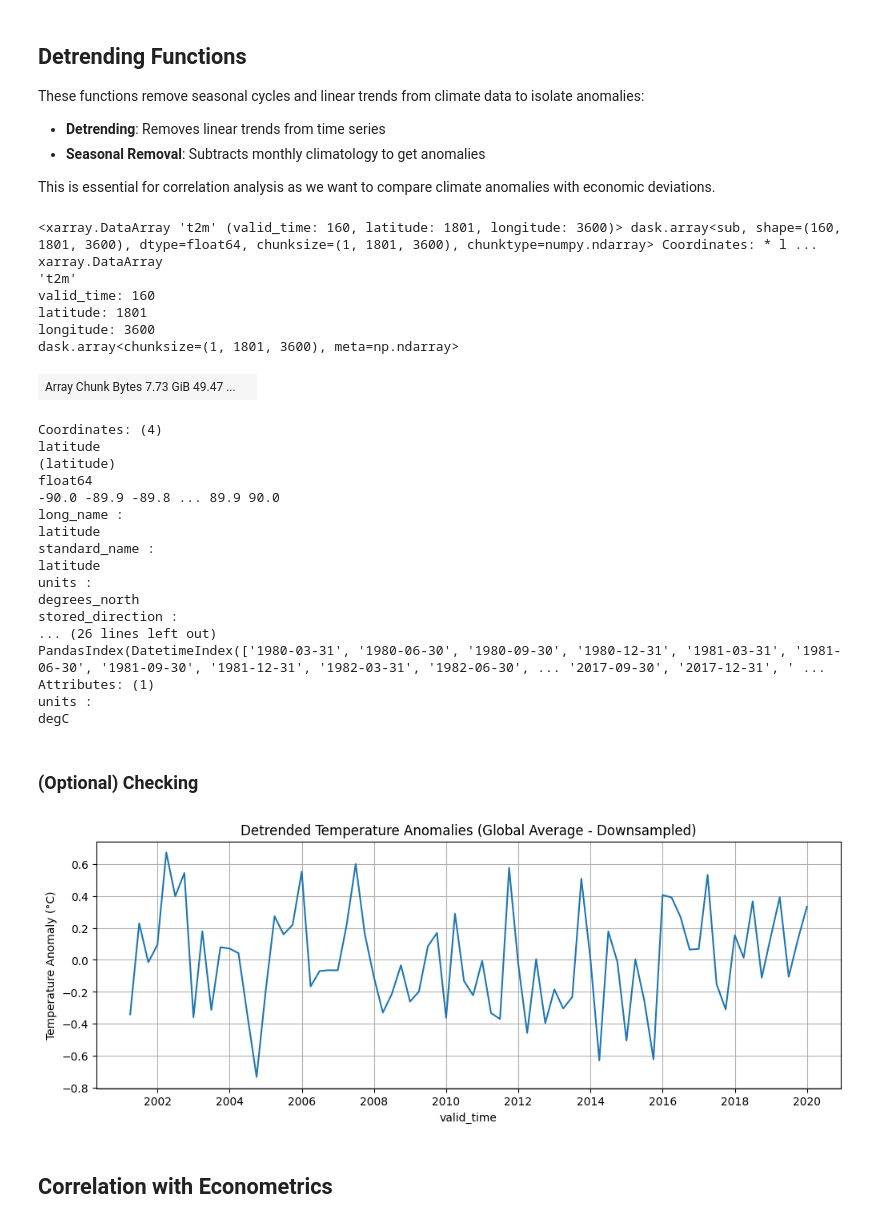
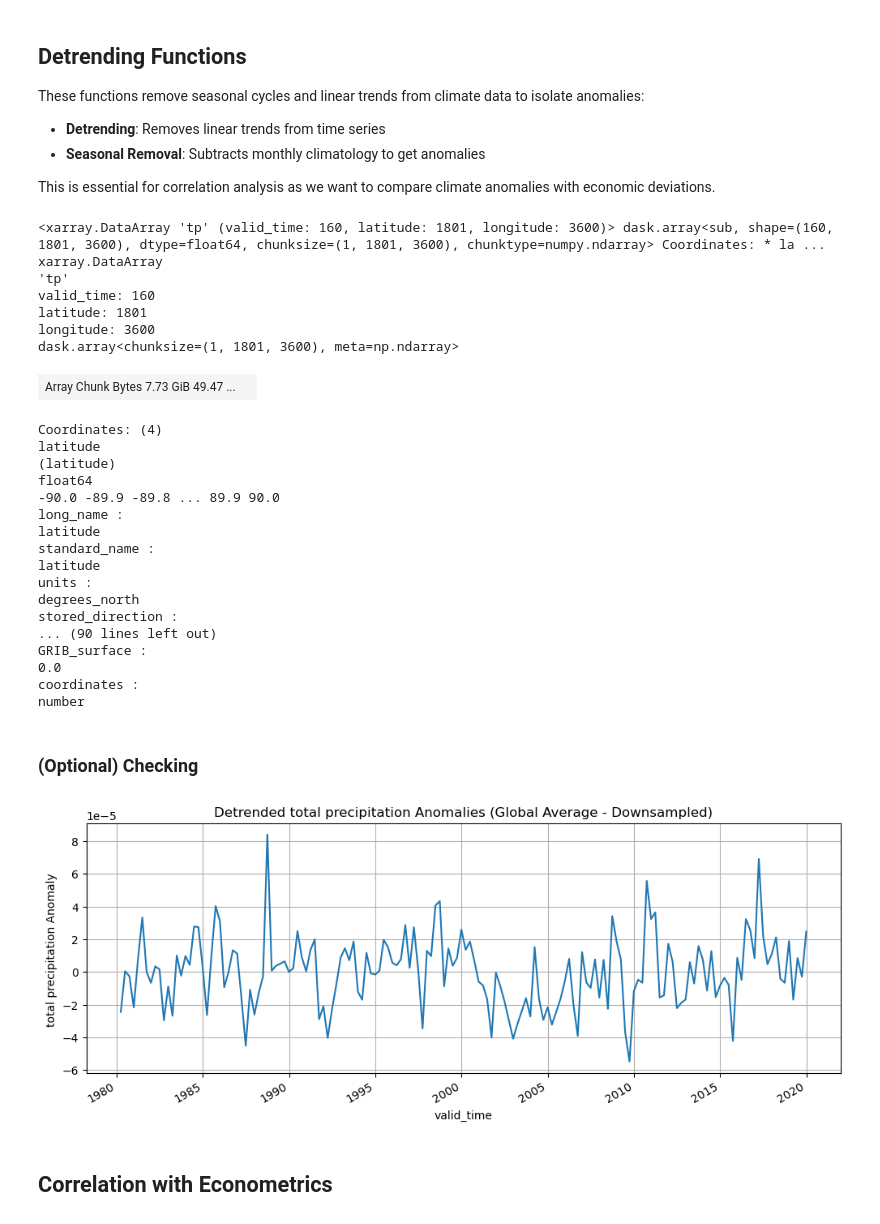
Before and after one commit to blackteacatsu/trp_enso_fixed_income, a Jupyter notebook: scripts/GVAR/correlation_w_econometrics.ipynb, the cells around one changed output. Drawn from its saved outputs; the diff is of its cells as text; code cells hidden in the pictures.

```diff
--- a/scripts/GVAR/correlation_w_econometrics.ipynb
+++ b/scripts/GVAR/correlation_w_econometrics.ipynb
@@ -95,7 +95,7 @@ Load ERA5-Land data to understand structure and available variables (temperature
 # %%
 test_data_set = QUARTER_DIR / '*.nc'
 ds = xr.open_mfdataset(str(test_data_set), engine='netcdf4')
-da = ds['t2m']
+da = ds['tp']
 ds.close()
 # %% [markdown]
 DROP 'number' variable from files made with old pipeline
@@ -130,9 +130,9 @@ if da.latitude[0] > da.latitude[-1]:
     da = da.sortby("latitude")
 
 # --- convert K -> °C ---
-if str(da.attrs.get("units", "")).lower() in ("k", "kelvin"):
-    da = da - 273.15
-    da.attrs["units"] = "degC"
+# if str(da.attrs.get("units", "")).lower() in ("k", "kelvin"):
+#     da = da - 273.15
+#     da.attrs["units"] = "degC"
 
 da
 # %% [output]
@@ -224,9 +224,9 @@ det_da = det_data(da)
 #     det_da = pickle.load(f)
 det_da
 # %% [output]
-<xarray.DataArray 't2m' (valid_time: 160, latitude: 1801, longitude: 3600)> dask.array<sub, shape=(160, 1801, 3600), dtype=float64, chunksize=(1, 1801, 3600), chunktype=numpy.ndarray> Coordinates: * l ...
+<xarray.DataArray 'tp' (valid_time: 160, latitude: 1801, longitude: 3600)> dask.array<sub, shape=(160, 1801, 3600), dtype=float64, chunksize=(1, 1801, 3600), chunktype=numpy.ndarray> Coordinates: * la ...
 xarray.DataArray
-'t2m'
+'tp'
 valid_time: 160
 latitude: 1801
 longitude: 3600
@@ -244,29 +244,31 @@ latitude
 units :
 degrees_north
 stored_direction :
-... (26 lines left out)
-PandasIndex(DatetimeIndex(['1980-03-31', '1980-06-30', '1980-09-30', '1980-12-31', '1981-03-31', '1981-06-30', '1981-09-30', '1981-12-31', '1982-03-31', '1982-06-30', ... '2017-09-30', '2017-12-31', ' ...
-Attributes: (1)
-units :
-degC
+... (90 lines left out)
+GRIB_surface :
+0.0
+coordinates :
+number
 # %% [markdown]
 ### (Optional) Checking
 # %%
 # Quick check: plot detrended anomalies (spatial average time series)
 # Use subset for faster plotting
-# import matplotlib.pyplot as plt
+import matplotlib.pyplot as plt
 
-# # Downsample spatially for quick check (every 20th point)
-# det_da_sample = det_da.isel(latitude=slice(None, None, 20), longitude=slice(None, None, 20))
+# Downsample spatially for quick check (every 20th point)
+det_da_sample = det_da.isel(latitude=slice(None, None, 20), longitude=slice(None, None, 20))
 
-# # Compute and plot
-# det_da_sample.mean(dim=['latitude','longitude']).plot(figsize=(12, 4))
-# plt.title('Detrended Temperature Anomalies (Global Average - Downsampled)')
-# plt.ylabel('Temperature Anomaly (°C)')
-# plt.grid(True)
-# plt.show()
+evar_label = cvar_aliases.get('tp')
+
+# Compute and plot
+det_da_sample.mean(dim=['latitude','longitude']).plot(figsize=(12, 4))
+plt.title(f'Detrended {evar_label} Anomalies (Global Average - Downsampled)')
+plt.ylabel(f'{evar_label} Anomaly ') #(°C)
+plt.grid(True)
+plt.show()
 # %% [output]
-[figure, old version]
+[figure, new version]
 # %% [markdown]
 ## Correlation with Econometrics
 # %%
```
Also changed, not shown: parts of 7 cells of this notebook, 3 other files.
